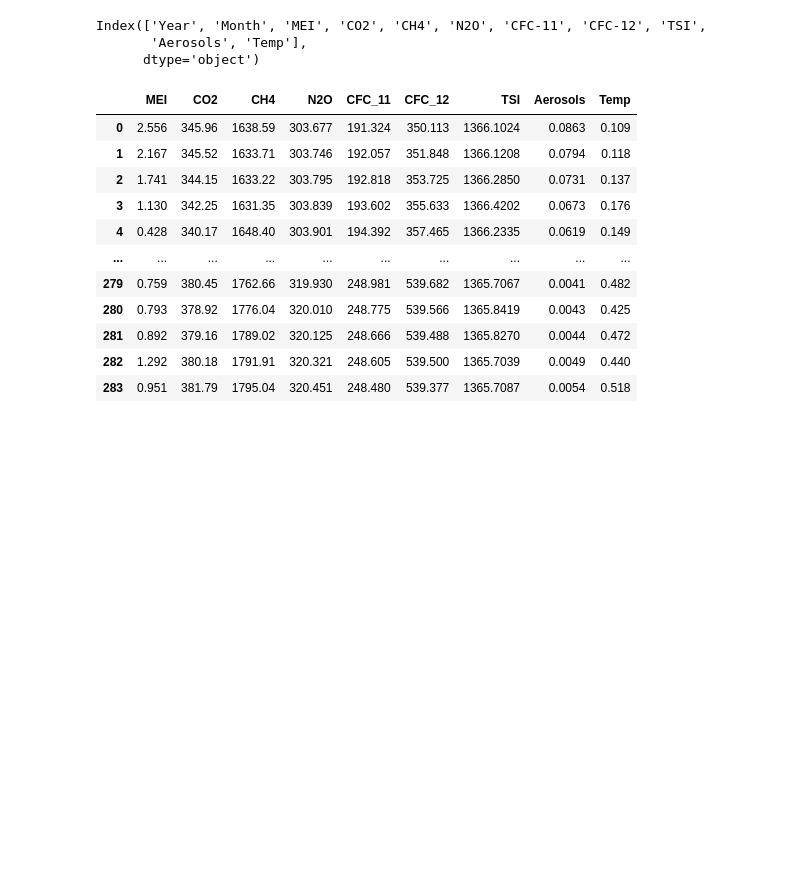
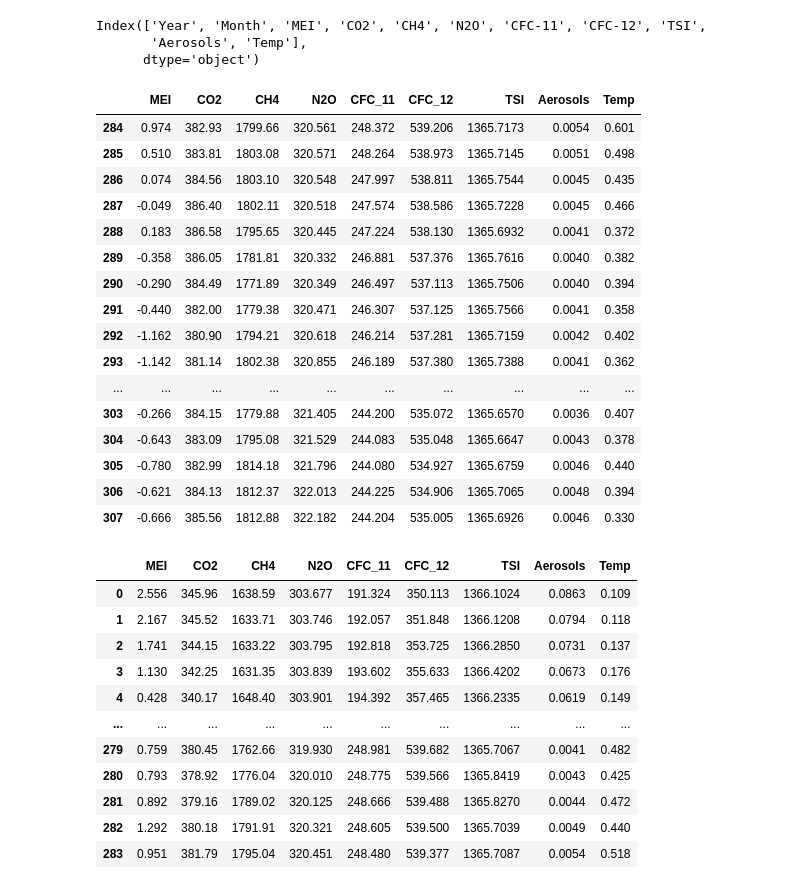
Before and after one commit to pranav567/Data-analytics-lab-2021-22, a Jupyter notebook: lab4/da_lab_4.ipynb, the cells around one changed output. Cells and saved outputs as stored; diff of their text form; code cells hidden in the pictures; blank space fills up the shorter version.

```diff
--- a/lab4/da_lab_4.ipynb
+++ b/lab4/da_lab_4.ipynb
@@ -72,6 +70,30 @@ Index(['Year', 'Month', 'MEI', 'CO2', 'CH4', 'N2O', 'CFC-11', 'CFC-12', 'TSI',
 data.rename(columns = {'CFC-11':'CFC_11', 'CFC-12':'CFC_12'}, inplace = True)
 # %%
 x_train = data[data['Year']<=2006]
+# %%
+x_test = data[data['Year']>2006]
+# %%
+x_ts = x_test[data.columns.tolist()[2:]]
+# %%
+x_ts
+# %% [output]
+|  | MEI | CO2 | CH4 | N2O | CFC_11 | CFC_12 | TSI | Aerosols | Temp |
+| 284 | 0.974 | 382.93 | 1799.66 | 320.561 | 248.372 | 539.206 | 1365.7173 | 0.0054 | 0.601 |
+| 285 | 0.510 | 383.81 | 1803.08 | 320.571 | 248.264 | 538.973 | 1365.7145 | 0.0051 | 0.498 |
+| 286 | 0.074 | 384.56 | 1803.10 | 320.548 | 247.997 | 538.811 | 1365.7544 | 0.0045 | 0.435 |
+| 287 | -0.049 | 386.40 | 1802.11 | 320.518 | 247.574 | 538.586 | 1365.7228 | 0.0045 | 0.466 |
+| 288 | 0.183 | 386.58 | 1795.65 | 320.445 | 247.224 | 538.130 | 1365.6932 | 0.0041 | 0.372 |
+| 289 | -0.358 | 386.05 | 1781.81 | 320.332 | 246.881 | 537.376 | 1365.7616 | 0.0040 | 0.382 |
+| 290 | -0.290 | 384.49 | 1771.89 | 320.349 | 246.497 | 537.113 | 1365.7506 | 0.0040 | 0.394 |
+| 291 | -0.440 | 382.00 | 1779.38 | 320.471 | 246.307 | 537.125 | 1365.7566 | 0.0041 | 0.358 |
+| 292 | -1.162 | 380.90 | 1794.21 | 320.618 | 246.214 | 537.281 | 1365.7159 | 0.0042 | 0.402 |
+| 293 | -1.142 | 381.14 | 1802.38 | 320.855 | 246.189 | 537.380 | 1365.7388 | 0.0041 | 0.362 |
+| ... | ... | ... | ... | ... | ... | ... | ... | ... | ... |
+| 303 | -0.266 | 384.15 | 1779.88 | 321.405 | 244.200 | 535.072 | 1365.6570 | 0.0036 | 0.407 |
+| 304 | -0.643 | 383.09 | 1795.08 | 321.529 | 244.083 | 535.048 | 1365.6647 | 0.0043 | 0.378 |
+| 305 | -0.780 | 382.99 | 1814.18 | 321.796 | 244.080 | 534.927 | 1365.6759 | 0.0046 | 0.440 |
+| 306 | -0.621 | 384.13 | 1812.37 | 322.013 | 244.225 | 534.906 | 1365.7065 | 0.0048 | 0.394 |
+| 307 | -0.666 | 385.56 | 1812.88 | 322.182 | 244.204 | 535.005 | 1365.6926 | 0.0046 | 0.330 |
 # %%
 x_tr = x_train[data.columns.tolist()[2:]]
 # %%
```
Also changed, not shown: parts of 5 cells of this notebook, 4 other files.
